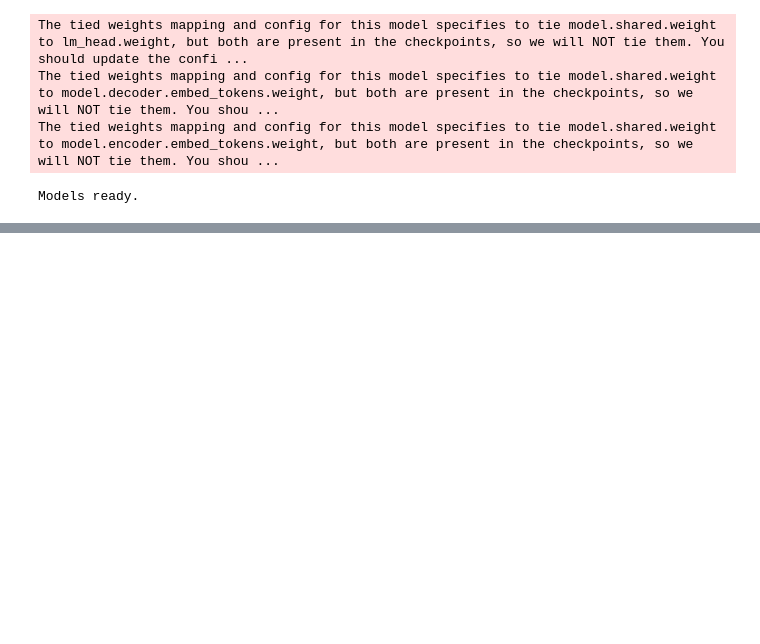
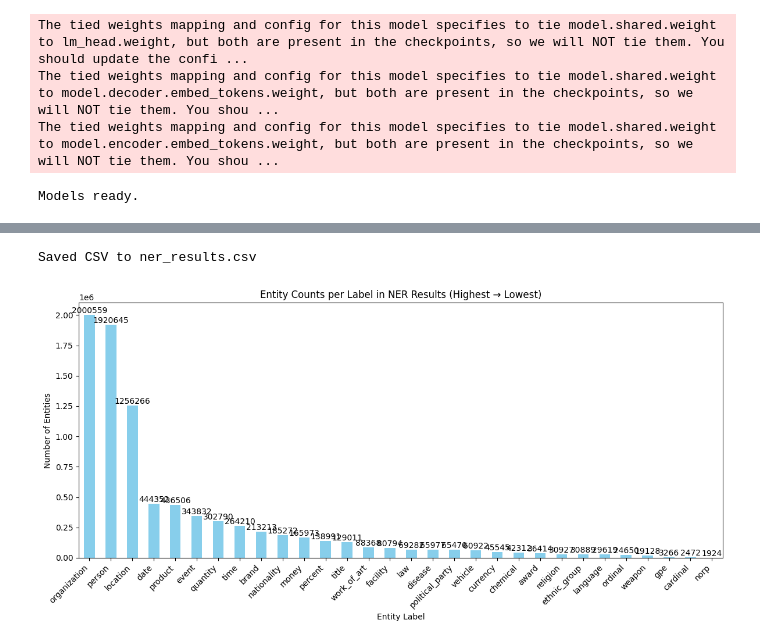
Before and after one commit to punreachrany/cmput656-long-tail-entities-news, a Jupyter notebook: KG Project.ipynb, the cells around one changed output, grey strips where cells are left out. Cells and saved outputs as stored; diff of their text form; code cells hidden in the pictures; blank space fills up the shorter version.

Commit message:
[feat]: added plot

```diff
--- a/KG Project.ipynb
+++ b/KG Project.ipynb
@@ -402,0 +569,55 @@ print(entity_df_linked["label"].value_counts().head(15).to_string())
+# %%
+rows = []
+
+with open(NER_OUT_PATH, "r") as f:
+    for line in f:
+        article = json.loads(line)
+        article_id = article["id"]
+        for ent in article["entities"]:
+            rows.append({
+                "id": article_id,
+                "text": ent["text"],
+                "label": ent["label"],
+                "start": ent["start"],
+                "end": ent["end"],
+                "score": ent["score"]
+            })
+
+# Convert to DataFrame
+df = pd.DataFrame(rows)
+
+# Save as CSV
+df.to_csv(CSV_OUT_PATH, index=False)
+
+print(f"Saved CSV to {CSV_OUT_PATH}")
+# %% [output]
+Saved CSV to ner_results.csv
+# %%
+
+
+# Read CSV
+df = pd.read_csv("ner_results.csv")
+
+# Count the number of entities per label
+label_counts = df['label'].value_counts().reindex(LABELS, fill_value=0)
+
+# Sort descending
+label_counts_sorted = label_counts.sort_values(ascending=False)
+
+# Plot
+plt.figure(figsize=(12, 6))
+label_counts_sorted.plot(kind='bar', color='skyblue')
+plt.xticks(rotation=45, ha='right')
+plt.xlabel("Entity Label")
+plt.ylabel("Number of Entities")
+plt.title("Entity Counts per Label in NER Results (Highest → Lowest)")
+plt.tight_layout()
+plt.show()
+
+# ── Print Counts as Table ─────────────────────────────────
+counts_table = pd.DataFrame({
+    "Label": label_counts.index,
+    "Count": label_counts.values
+})
+# %% [output]
+[figure, added]
```
Also changed, not shown: parts of 10 cells of this notebook.
